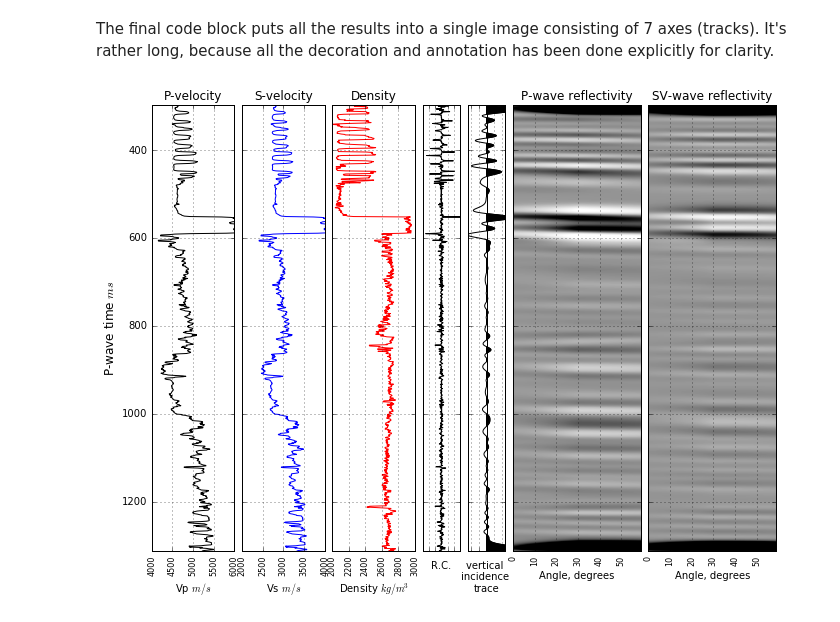
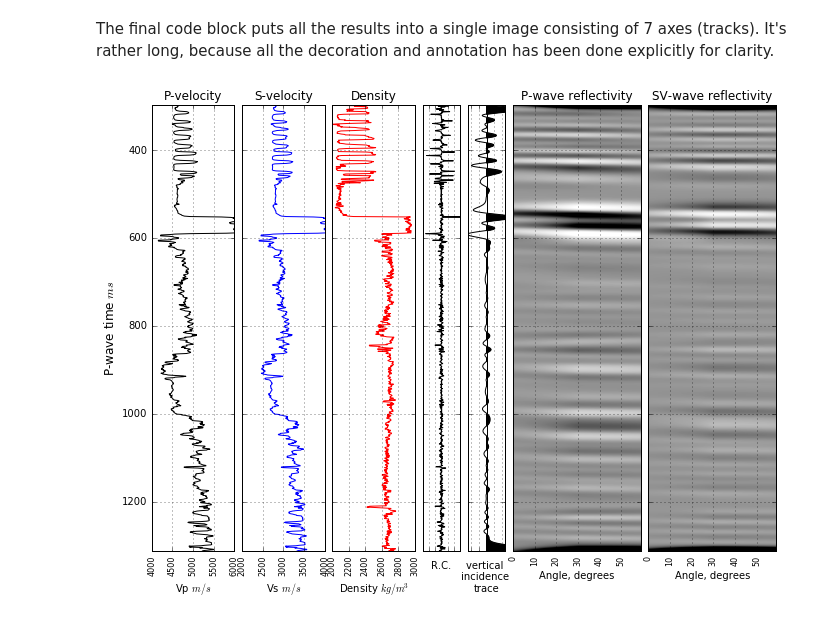
Before and after one commit to EvanBianco/notebooks, a Jupyter notebook: PP_and_PS_synthetic_gathers.ipynb, the cells around one changed output. Saved outputs shown, nothing was run; the diff lists cells and outputs as text; code cells hidden in the pictures.

Commit message:
got rid of edge effects (hacky, though)

```diff
--- a/PP_and_PS_synthetic_gathers.ipynb
+++ b/PP_and_PS_synthetic_gathers.ipynb
@@ -380,6 +380,7 @@ max_val = 10.0 # +/- max value for seismic amplitude display (clip)
 # %% [markdown]
 The final code block puts all the results into a single image consisting of 7 axes (tracks). It's rather long, because all the decoration and annotation has been done explicitly for clarity.
 # %%
+trim = 13  # to remove edge effect at top and base of synthetics
 # make a figure
 fig = plt.figure(figsize=(12,8))
 
@@ -451,7 +452,7 @@ for label in labels:
     label.set_fontsize(fs)
 
 # Plot the Zero offset Syn_pp trace
-ax5.plot(syn_pp[:,0], t[1:], 'k')
+ax5.plot(syn_pp[trim:-trim:,0], t[trim:-trim-1], 'k')
 ax5.fill_betweenx(t[1:], syn_pp[:,0],  0, syn_pp[:,0] > 0.0,  color='k', alpha = 1.0)
 ax5.axvline(x=0,c='k')
 ax5.set_xlim((-5.0,5.0))
@@ -467,33 +468,33 @@ for label in labels:
     label.set_fontsize(fs)
 
 # Plot the PP reflectivities as an image
-ax6.imshow(syn_pp, cmap='Greys', clim=[-max_val,max_val],
+ax6.imshow(syn_pp[trim:-trim:,:], cmap='Greys', clim=[-max_val,max_val],
            extent = [min(theta1),max(theta1),max(t),min(t)],
            aspect='auto',
            origin='upper')
 ax6.set_title('P-wave reflectivity')
 ax6.set_yticklabels([])
 ax6.set_xlabel(r'Angle, degrees')
 labels = ax6.get_xticklabels()
 ax6.grid()
 for label in labels:
     label.set_rotation(90)
     label.set_fontsize(fs)
 
 # Plot the PS reflectivities as an image
-ax7.imshow(syn_ps, cmap='Greys', clim=[-max_val,max_val], #aspect=0.25,
+ax7.imshow(syn_ps[trim:-trim:,:], cmap='Greys', clim=[-max_val,max_val], #aspect=0.25,
            extent = [min(theta1),max(theta1),max(t),min(t)],
            aspect='auto',
            origin='upper')
 ax7.set_title('SV-wave reflectivity')
 ax7.set_yticklabels([])
 ax7.set_xlabel(r'Angle, degrees')
 labels = ax7.get_xticklabels()
 ax7.grid()
 for label in labels:
     label.set_rotation(90)
     label.set_fontsize(fs)
 
 plt.show()
 # %% [output]
-[figure, old version]
+[figure, new version]
```
